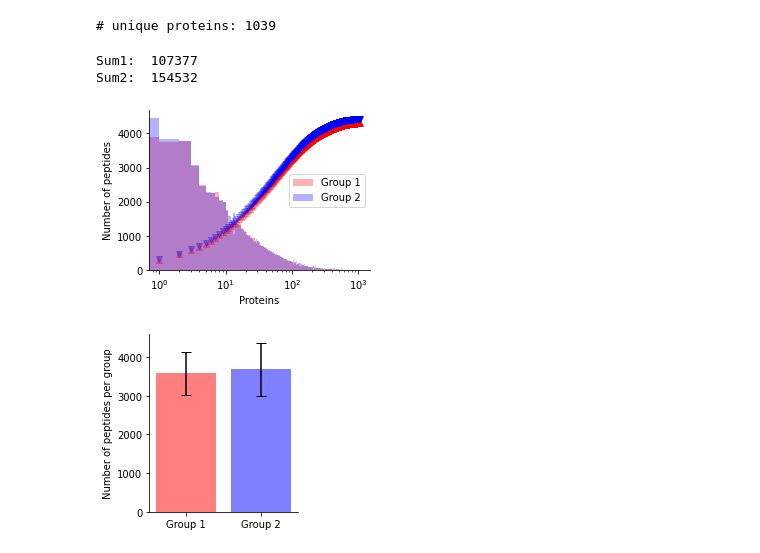
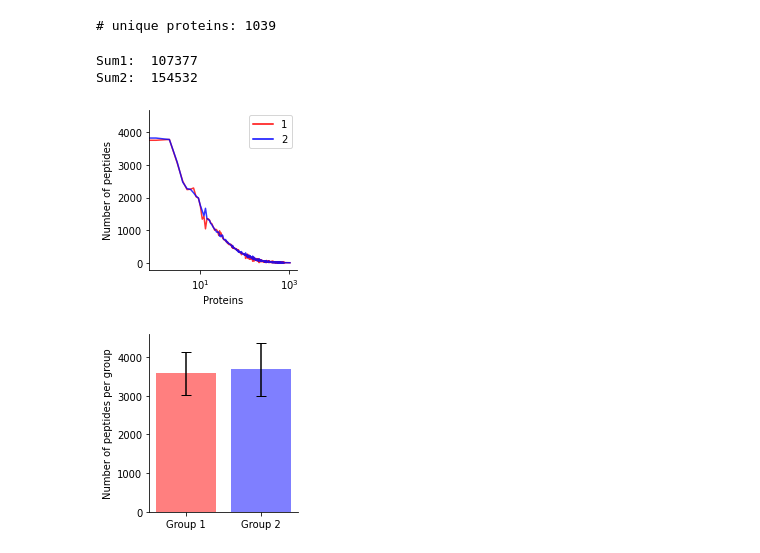
Before and after one commit to ErikHartman/sepsis-ml, a Jupyter notebook: src/general.ipynb, the cells around one changed output. Cells and saved outputs as stored; diff of their text form; code cells hidden in the pictures.

```diff
--- a/src/general.ipynb
+++ b/src/general.ipynb
@@ -45,38 +45,40 @@ df['IntensitySum'] = df['IntensitySum1'] + df['IntensitySum2']
 protein_peptide_count = df.groupby('Protein', as_index=False).sum()[['Protein','PeptideCount1','PeptideCount2','PeptideCountSum']]
 
 groupratio = len(GroupOneCols)/len(GroupTwoCols)
 protein_peptide_count = protein_peptide_count.sort_values('PeptideCountSum',ascending=False)
 df1 = protein_peptide_count[['Protein','PeptideCount1']]
 df2 = protein_peptide_count[['Protein', 'PeptideCount2']]
 df1 = df1.rename(columns={'PeptideCount1':'PeptideCount'})
 df2 = df2.rename(columns={'PeptideCount2':'PeptideCount'})
 df1['Group'] = 1
 df2['Group'] = 2
 df2['PeptideCount'] = df2['PeptideCount'] * groupratio
 df1['i'] = range(len(df1.index))
 df2['i'] = range(len(df2.index))
 df_new = pd.concat([df1,df2])
-plt.rcParams["figure.figsize"] = (4,3)
-plt.bar(x=df1['i'].values, height=df1['PeptideCount'].values,align='edge', alpha=0.3, width=1.0,color='red', label='Group 1')
-plt.bar(x=df2['i'].values, height=df2['PeptideCount'].values,align='edge', alpha=0.3,width=1.0, color='blue', label='Group 2')
+fig = plt.figure(figsize=(3,3))
+df_new.reset_index(inplace=True)
+# plt.bar(x=df1['i'].values, height=df1['PeptideCount'].values,align='edge', alpha=0.3, width=1.0,color='red', label='Group 1')
+# plt.bar(x=df2['i'].values, height=df2['PeptideCount'].values,align='edge', alpha=0.3,width=1.0, color='blue', label='Group 2')
 
-reduction_factor =  25
+# reduction_factor =  25
 
-plt.scatter(x=range(len(df1['Protein'])), y=df1['PeptideCount'].cumsum()/reduction_factor, alpha=0.3, marker='^', color='red')
-plt.scatter(x=range(len(df1['Protein'])), y=df2['PeptideCount'].cumsum()/reduction_factor,alpha=0.3,  marker = 'v', color='blue')
+# plt.scatter(x=range(len(df1['Protein'])), y=df1['PeptideCount'].cumsum()/reduction_factor, alpha=0.3, marker='^', color='red')
+# plt.scatter(x=range(len(df1['Protein'])), y=df2['PeptideCount'].cumsum()/reduction_factor,alpha=0.3,  marker = 'v', color='blue')
+sns.lineplot(data=df_new, x = 'Protein', y = 'PeptideCount', hue='Group', palette=['red','blue'], alpha=0.8)
 print('Sum1: ', df['PeptideCount1'].sum())
 print('Sum2: ', df['PeptideCount2'].sum())
 plt.xticks([])
 plt.xscale('log')
 plt.xlabel('Proteins')
 plt.ylabel('Number of peptides')
 plt.legend()
 sns.despine(top=True, right=True, left=False, bottom=False)
 
 plt.tight_layout()
 plt.savefig('../plots/general/PeptideCount.jpg', dpi=300)
 # %% [output]
 Sum1:  107377
 Sum2:  154532
-[figure, old version]
+[figure, new version]
 # %%
```
Also changed, not shown: parts of 9 cells of this notebook, 3 other files.
